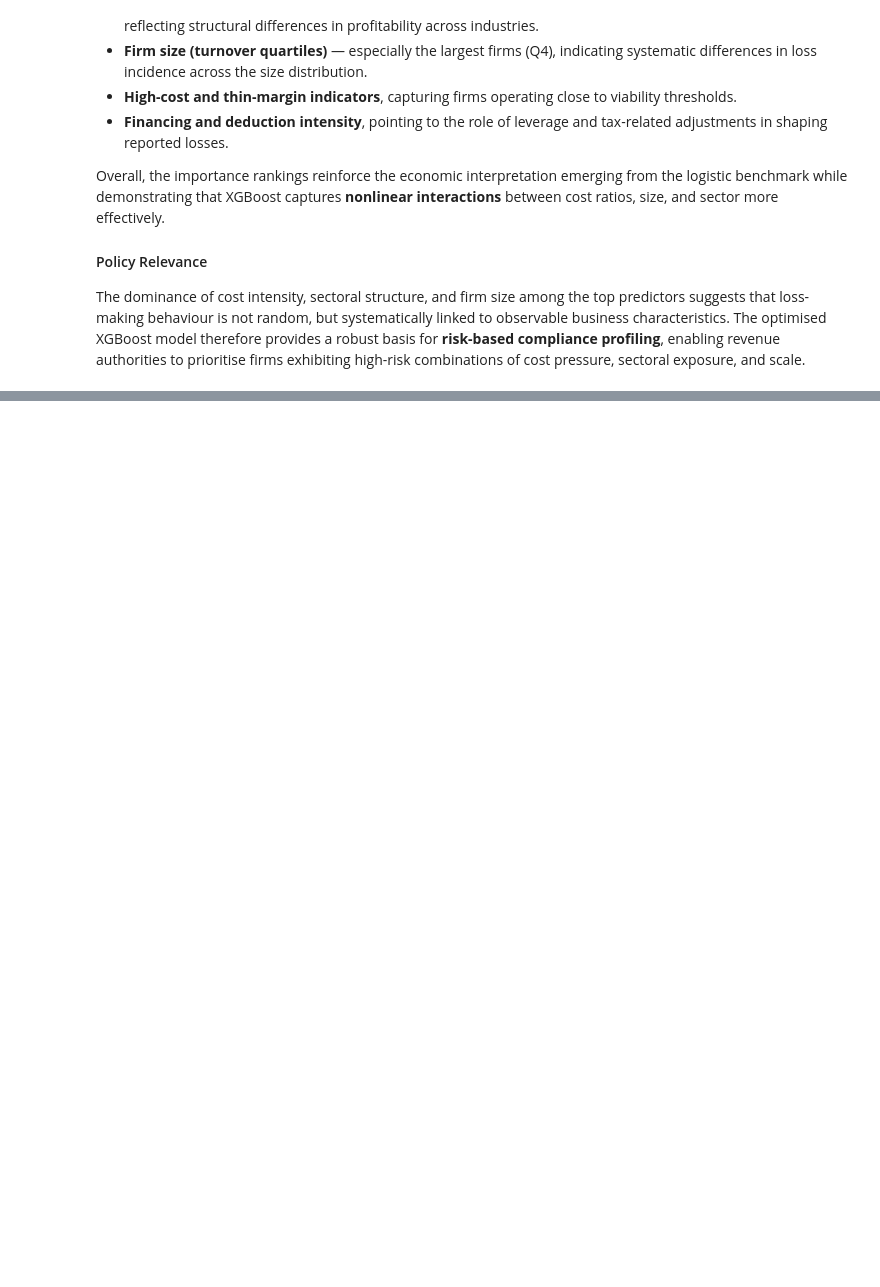
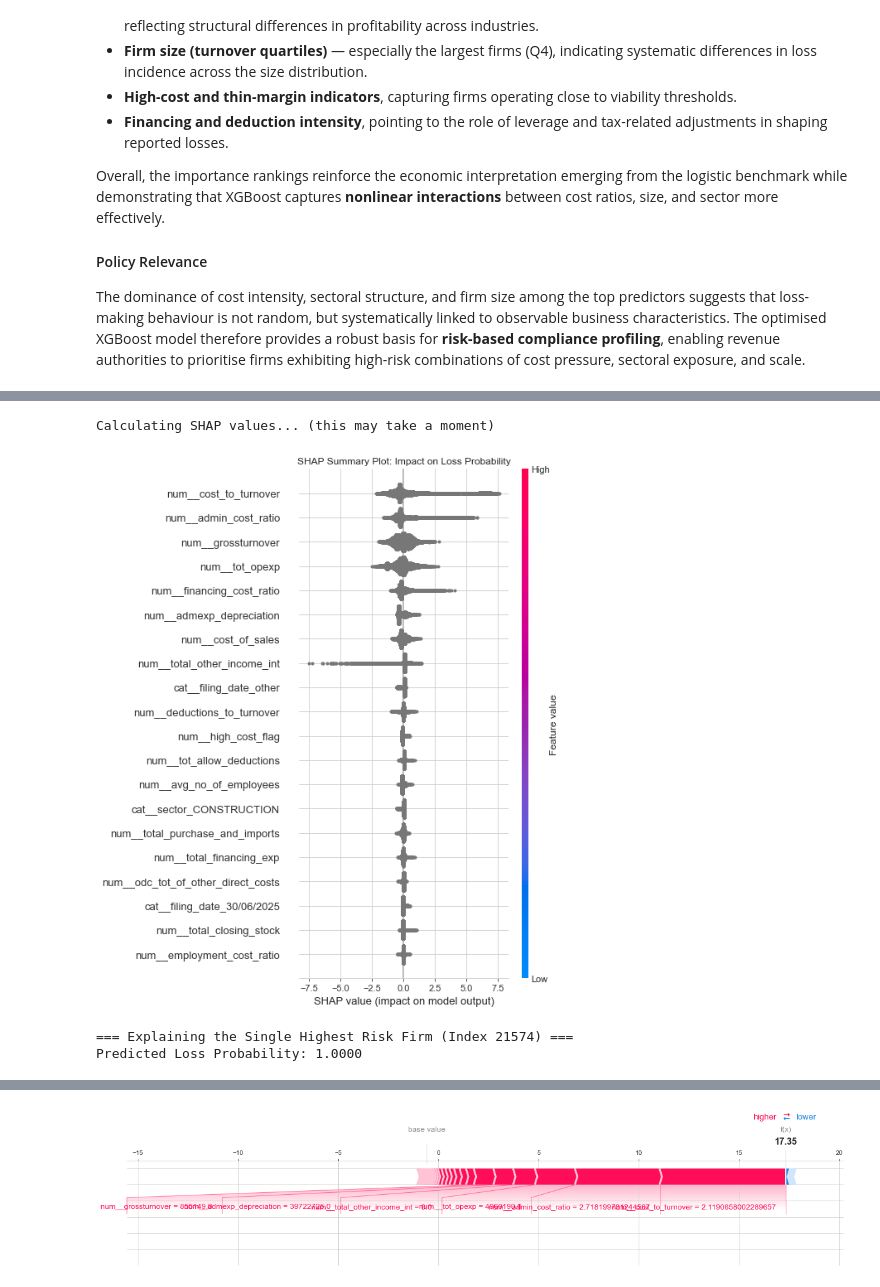
Before and after one commit to Ndunguuu01/Tax-Compliance-Prediction, a Jupyter notebook: CIT_Loss_Prediction_Notebook.ipynb, the cells around one changed output, grey strips where cells are left out. Cells and saved outputs as stored; diff of their text form; code cells hidden in the pictures; blank space fills up the shorter version.

```diff
--- a/CIT_Loss_Prediction_Notebook.ipynb
+++ b/CIT_Loss_Prediction_Notebook.ipynb
@@ -1679,0 +2099,59 @@ plt.show()
+# %%
+# ============================================================
+# 16.1 Explainable AI (SHAP Analysis)
+# Objective: Explain 'why' specific firms are flagged as high risk
+# ============================================================
+
+import shap
+import matplotlib.pyplot as plt
+import numpy as np
+
+# ---------------------------------------------------------
+# 1. Initialize SHAP Explainer
+# ---------------------------------------------------------
+# We use the optimised model 'bst' from Section 16
+print("Calculating SHAP values... (this may take a moment)")
+explainer = shap.TreeExplainer(bst)
+
+# Calculate SHAP values for the Test Set
+shap_values = explainer.shap_values(Xte)
+
+# ---------------------------------------------------------
+# 2. Global Importance (Summary Plot)
+# ---------------------------------------------------------
+# This shows which features matter most across ALL firms
+plt.figure(figsize=(10, 6))
+plt.title("SHAP Summary Plot: Impact on Loss Probability")
+shap.summary_plot(shap_values, Xte, feature_names=feature_names, show=False)
+plt.tight_layout()
+plt.show()
+
+# ---------------------------------------------------------
+# 3. Local Explanation (Individual Audit Case)
+# ---------------------------------------------------------
+# Identify the Highest Risk firm
+top_risk_idx = np.argsort(p_test)[-1]
+print(f"\n=== Explaining the Single Highest Risk Firm (Index {top_risk_idx}) ===")
+print(f"Predicted Loss Probability: {p_test[top_risk_idx]:.4f}")
+
+# --- THE FIX IS HERE ---
+# Convert the sparse row to a dense array and flatten it to 1D
+instance_data = Xte[top_risk_idx, :]
+if hasattr(instance_data, "toarray"):
+    instance_data = instance_data.toarray().ravel() # Flatten to 1D array
+
+shap.initjs()
+
+# Generate the plot
+force_plot = shap.force_plot(
+    explainer.expected_value,
+    shap_values[top_risk_idx, :],
+    instance_data,               # Use the densified, flattened data
+    feature_names=feature_names,
+    matplotlib=True
+)
+# %% [output]
+Calculating SHAP values... (this may take a moment)
+[figure, added]
+=== Explaining the Single Highest Risk Firm (Index 21574) ===
+Predicted Loss Probability: 1.0000
@@ -1679,0 +2159 @@ plt.show()
+[figure, added]
```
Also changed, not shown: parts of 38 cells of this notebook.
